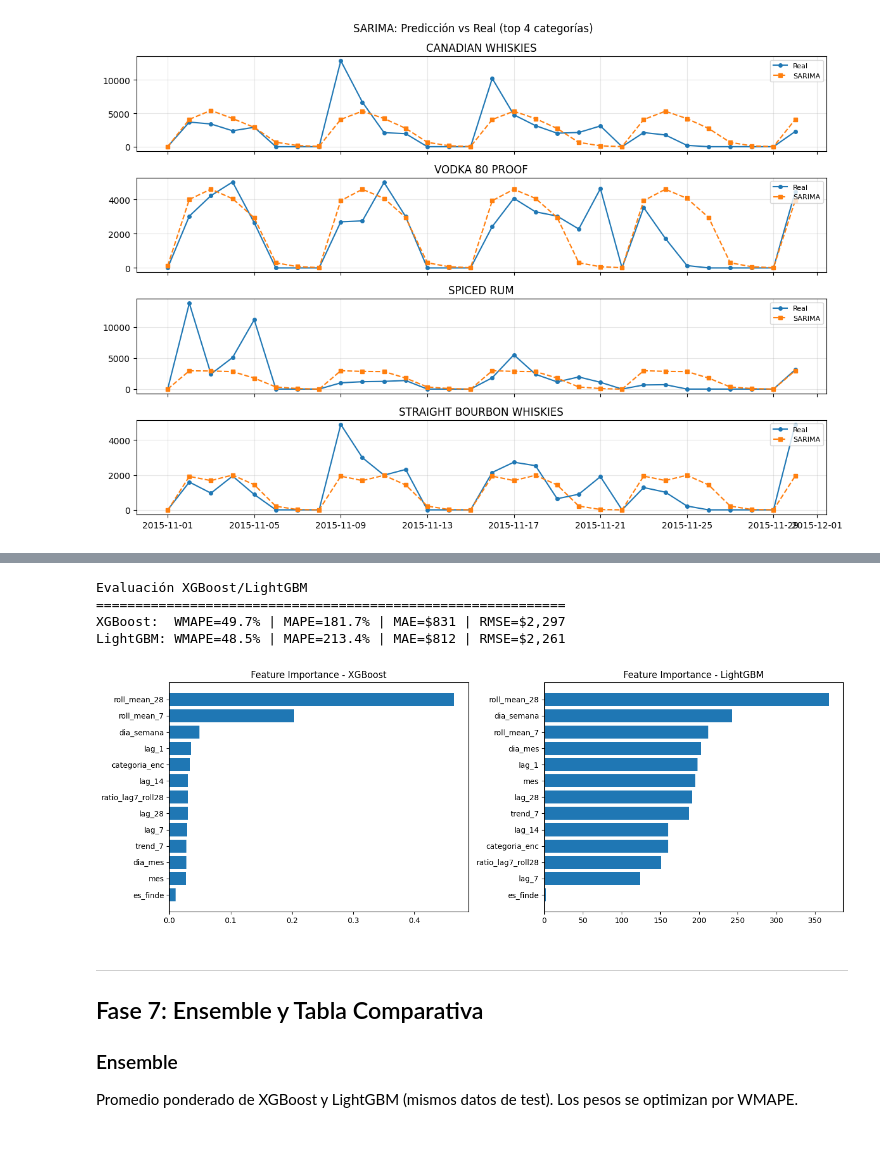
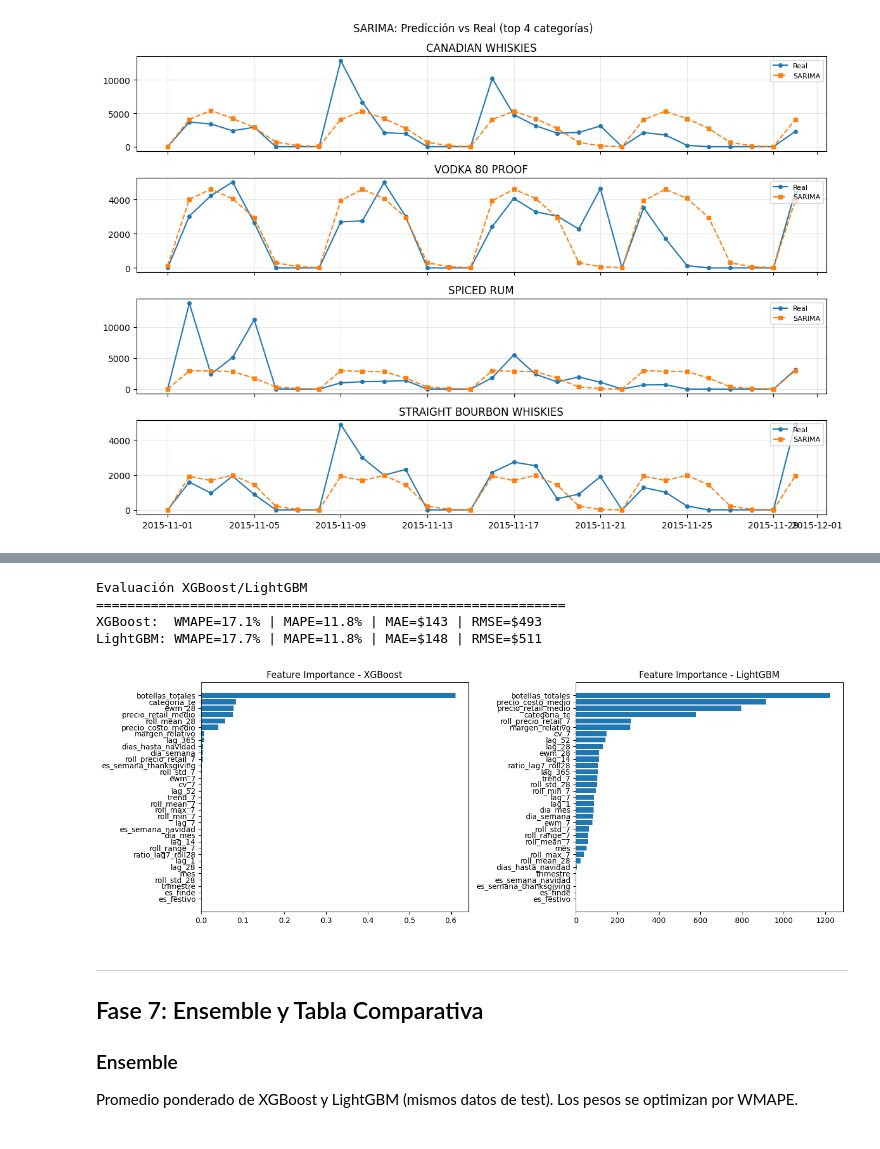
Before and after one commit to agus-chaud/forecasting-demanda-licores, a Jupyter notebook: forecasting-licores.ipynb, the cells around one changed output, grey strips where cells are left out. Drawn from its saved outputs; the diff is of its cells as text; code cells hidden in the pictures.

Commit message:
feat(modeling): mejorar forecasting en escala log y feature engineering
Made-with: Cursor

```diff
--- a/forecasting-licores.ipynb
+++ b/forecasting-licores.ipynb
@@ -627,13 +908,23 @@ NameError: name 'duckdb' is not defined
 fecha_max_xgb = df_xgb["fecha"].max()
 cutoff_xgb = fecha_max_xgb - pd.Timedelta(days=30)
 
-train_xgb = df_xgb[df_xgb["fecha"] <= cutoff_xgb].dropna(subset=FEATURES)
-test_xgb = df_xgb[df_xgb["fecha"] > cutoff_xgb].dropna(subset=FEATURES)
+train_xgb = df_xgb[df_xgb["fecha"] <= cutoff_xgb].copy()
+test_xgb = df_xgb[df_xgb["fecha"] > cutoff_xgb].copy()
+
+# Fase 1.2: Target encoding para categoria (solo con train; categorías no vistas → media global)
+mean_log_ventas_per_cat = train_xgb.groupby("categoria")["ventas"].apply(lambda x: np.log1p(x).mean()).to_dict()
+global_mean_log = np.log1p(train_xgb["ventas"]).mean()
+train_xgb["categoria_te"] = train_xgb["categoria"].map(mean_log_ventas_per_cat).fillna(global_mean_log)
+test_xgb["categoria_te"] = test_xgb["categoria"].map(mean_log_ventas_per_cat).fillna(global_mean_log)
+
+train_xgb = train_xgb.dropna(subset=FEATURES)
+test_xgb = test_xgb.dropna(subset=FEATURES)
 
 X_train = train_xgb[FEATURES]
-y_train = train_xgb[TARGET]
+y_train = np.log1p(train_xgb[TARGET])  # Fase 1.1: entrenar en escala log
 X_test = test_xgb[FEATURES]
-y_test = test_xgb[TARGET]
+y_test = test_xgb[TARGET]  # evaluar siempre en escala original
+y_test_log = np.log1p(test_xgb[TARGET])  # para eval_set consistente con entrenamiento en log
 
 print(f"Cutoff: {cutoff_xgb.date()}")
 print(f"Train: {len(X_train):,} filas | Test: {len(X_test):,} filas")
@@ -700,11 +1009,11 @@ print("\nModelos entrenados: XGBoost + LightGBM")
 
 Modelos entrenados: XGBoost + LightGBM
 # %%
-# Predicciones
-pred_xgb = model_xgb.predict(X_test)
-pred_lgb = model_lgb.predict(X_test)
+# Predicciones (Fase 1.1: modelo predice en log → revertir a escala original con expm1)
+pred_xgb = np.expm1(model_xgb.predict(X_test))
+pred_lgb = np.expm1(model_lgb.predict(X_test))
 
-# Evaluación con WMAPE (métrica principal) + complementarias
+# Evaluación con WMAPE (métrica principal) en escala original
 print("Evaluación XGBoost/LightGBM")
 print("=" * 60)
 y_true = y_test.values
@@ -714,36 +1023,36 @@ eval_xgb = {
     "mape": mape(y_true, pred_xgb),
     "mae": mae(y_true, pred_xgb),
     "rmse": rmse(y_true, pred_xgb),
 }
 eval_lgb = {
     "wmape": wmape(y_true, pred_lgb),
     "mape": mape(y_true, pred_lgb),
     "mae": mae(y_true, pred_lgb),
     "rmse": rmse(y_true, pred_lgb),
 }
 
 print(f"XGBoost:  WMAPE={eval_xgb['wmape']:.1%} | MAPE={eval_xgb['mape']:.1f}% | MAE=${eval_xgb['mae']:,.0f} | RMSE=${eval_xgb['rmse']:,.0f}")
 print(f"LightGBM: WMAPE={eval_lgb['wmape']:.1%} | MAPE={eval_lgb['mape']:.1f}% | MAE=${eval_lgb['mae']:,.0f} | RMSE=${eval_lgb['rmse']:,.0f}")
 
 # Feature importance
 imp_xgb = pd.DataFrame({"feature": FEATURES, "importance": model_xgb.feature_importances_}).sort_values("importance", ascending=False)
 imp_lgb = pd.DataFrame({"feature": FEATURES, "importance": model_lgb.feature_importances_}).sort_values("importance", ascending=False)
 
 fig, (ax1, ax2) = plt.subplots(1, 2, figsize=(14, 5))
 ax1.barh(imp_xgb["feature"], imp_xgb["importance"])
 ax1.set_title("Feature Importance - XGBoost")
 ax1.invert_yaxis()
 ax2.barh(imp_lgb["feature"], imp_lgb["importance"])
 ax2.set_title("Feature Importance - LightGBM")
 ax2.invert_yaxis()
 plt.tight_layout()
 plt.show()
 # %% [output]
 Evaluación XGBoost/LightGBM
 ============================================================
-XGBoost:  WMAPE=49.7% | MAPE=181.7% | MAE=$831 | RMSE=$2,297
-LightGBM: WMAPE=48.5% | MAPE=213.4% | MAE=$812 | RMSE=$2,261
+XGBoost:  WMAPE=17.1% | MAPE=11.8% | MAE=$143 | RMSE=$493
+LightGBM: WMAPE=17.7% | MAPE=11.8% | MAE=$148 | RMSE=$511
-[figure, old version]
+[figure, new version]
 # %% [markdown]
 ---
 ## Fase 7: Ensemble y Tabla Comparativa
```
Also changed, not shown: parts of 17 cells of this notebook.
